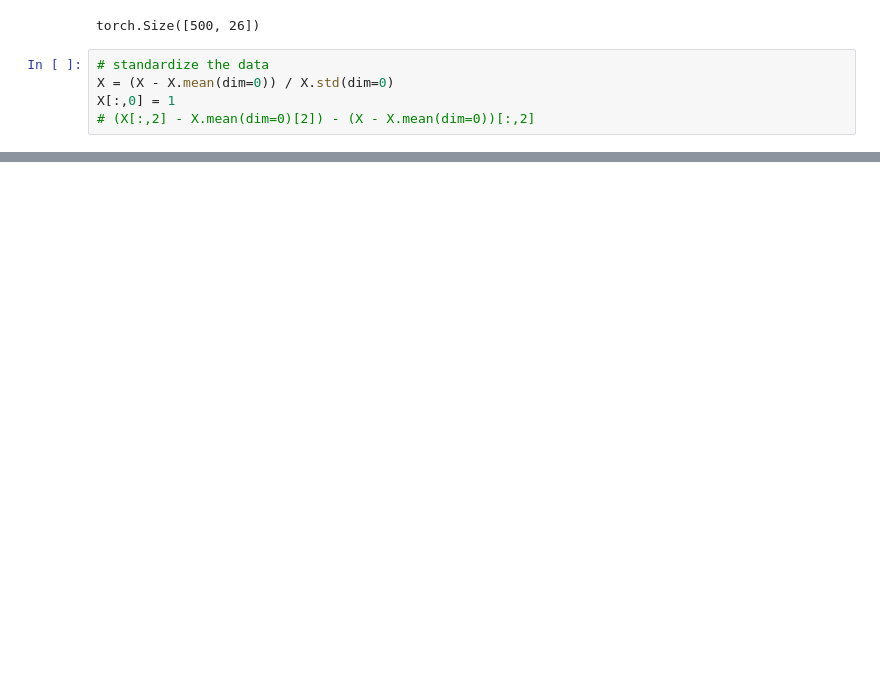
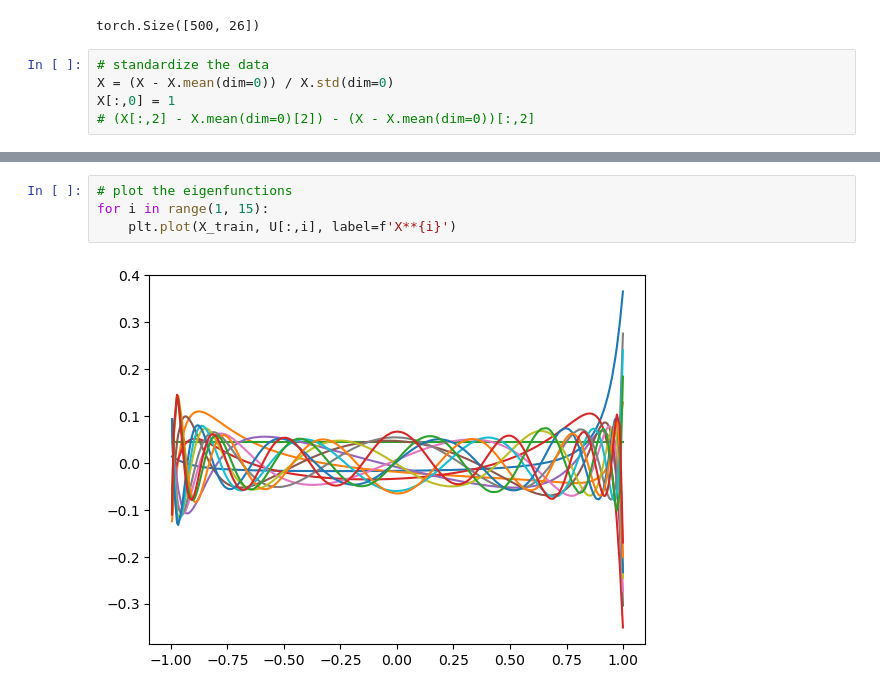
Before and after one commit to aaamini/torch-tut, a Jupyter notebook: W23/ridge_theory.ipynb, the cells around one changed output, grey strips where cells are left out. Cells and saved outputs as stored; diff of their text form; blank space fills up the shorter version.

```diff
--- a/W23/ridge_theory.ipynb
+++ b/W23/ridge_theory.ipynb
@@ -207,0 +214,6 @@ S**2, eigvals
+# %%
+# plot the eigenfunctions
+for i in range(1, 15):
+    plt.plot(X_train, U[:,i], label=f'X**{i}')
+# %% [output]
+[figure, added]
```
Also changed, not shown: parts of 10 cells of this notebook, 1 other file.
